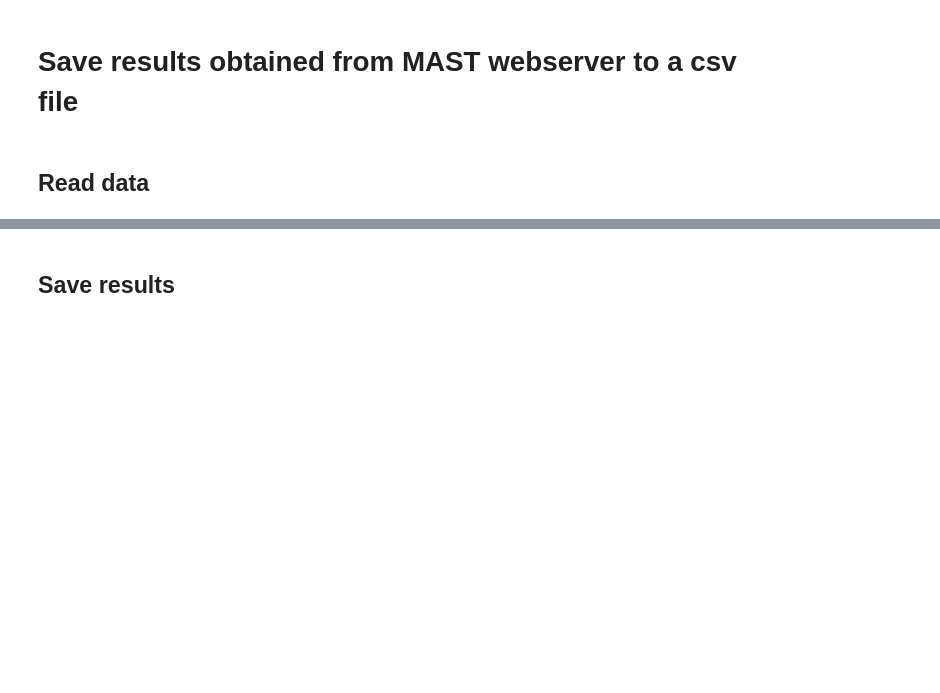
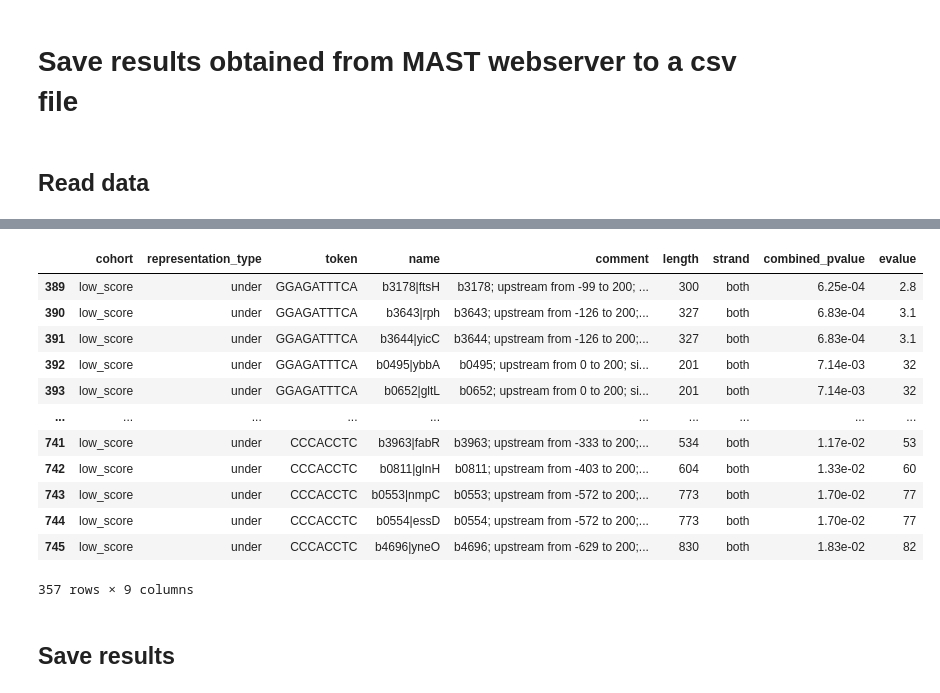
Before and after one commit to ryashpal/alfred-data-analysis, a Jupyter notebook: notebooks/mast/read_data.ipynb, the cells around one changed output, grey strips where cells are left out. Cells and saved outputs as stored; diff of their text form; code cells hidden in the pictures; blank space fills up the shorter version.

```diff
--- a/notebooks/mast/read_data.ipynb
+++ b/notebooks/mast/read_data.ipynb
@@ -53,3 +67,19 @@ representationType over
+# %%
+df[df.cohort == 'low_score']
+# %% [output]
+|  | cohort | representation_type | token | name | comment | length | strand | combined_pvalue | evalue |
+| 389 | low_score | under | GGAGATTTCA | b3178|ftsH | b3178; upstream from -99 to 200; ... | 300 | both | 6.25e-04 | 2.8 |
+| 390 | low_score | under | GGAGATTTCA | b3643|rph | b3643; upstream from -126 to 200;... | 327 | both | 6.83e-04 | 3.1 |
+| 391 | low_score | under | GGAGATTTCA | b3644|yicC | b3644; upstream from -126 to 200;... | 327 | both | 6.83e-04 | 3.1 |
+| 392 | low_score | under | GGAGATTTCA | b0495|ybbA | b0495; upstream from 0 to 200; si... | 201 | both | 7.14e-03 | 32 |
+| 393 | low_score | under | GGAGATTTCA | b0652|gltL | b0652; upstream from 0 to 200; si... | 201 | both | 7.14e-03 | 32 |
+| ... | ... | ... | ... | ... | ... | ... | ... | ... | ... |
+| 741 | low_score | under | CCCACCTC | b3963|fabR | b3963; upstream from -333 to 200;... | 534 | both | 1.17e-02 | 53 |
+| 742 | low_score | under | CCCACCTC | b0811|glnH | b0811; upstream from -403 to 200;... | 604 | both | 1.33e-02 | 60 |
+| 743 | low_score | under | CCCACCTC | b0553|nmpC | b0553; upstream from -572 to 200;... | 773 | both | 1.70e-02 | 77 |
+| 744 | low_score | under | CCCACCTC | b0554|essD | b0554; upstream from -572 to 200;... | 773 | both | 1.70e-02 | 77 |
+| 745 | low_score | under | CCCACCTC | b4696|yneO | b4696; upstream from -629 to 200;... | 830 | both | 1.83e-02 | 82 |
+357 rows × 9 columns
 # %% [markdown]
 ## Save results
 # %%
```
Also changed, not shown: parts of 10 cells of this notebook, 6 other files.
